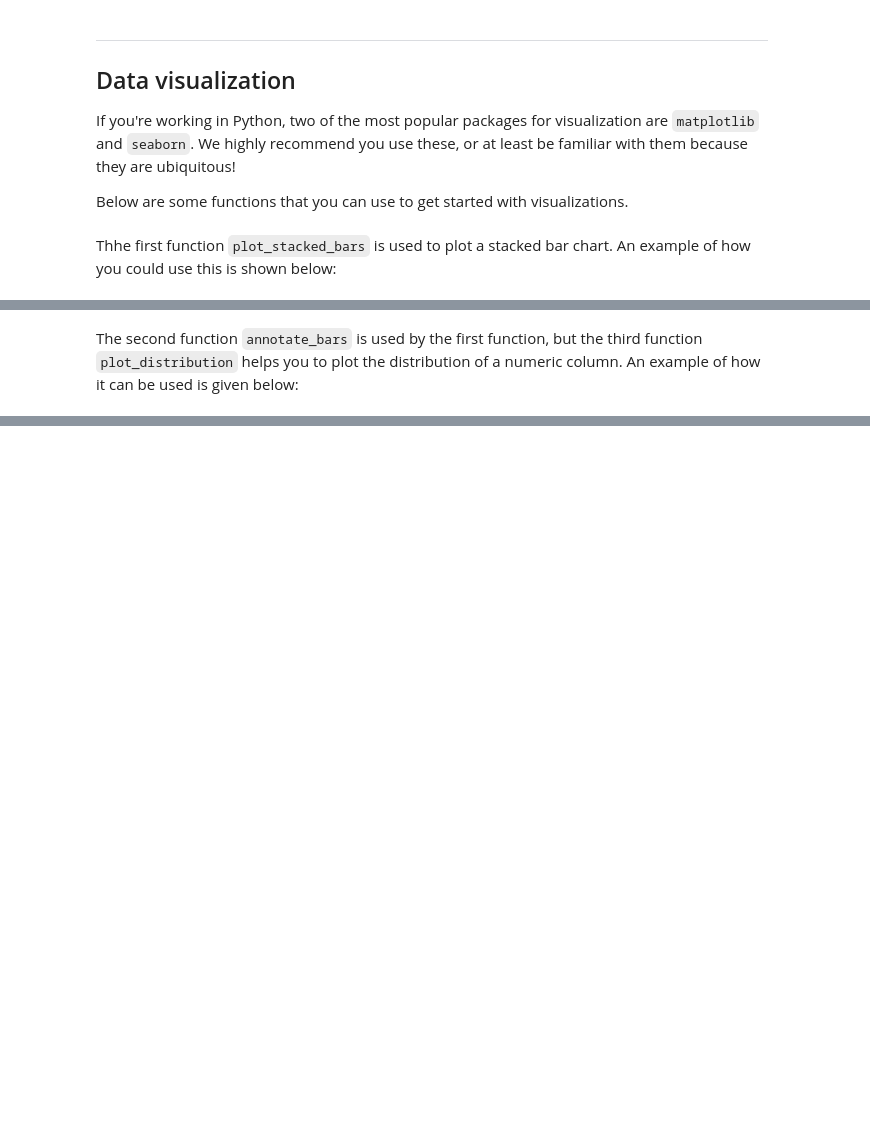
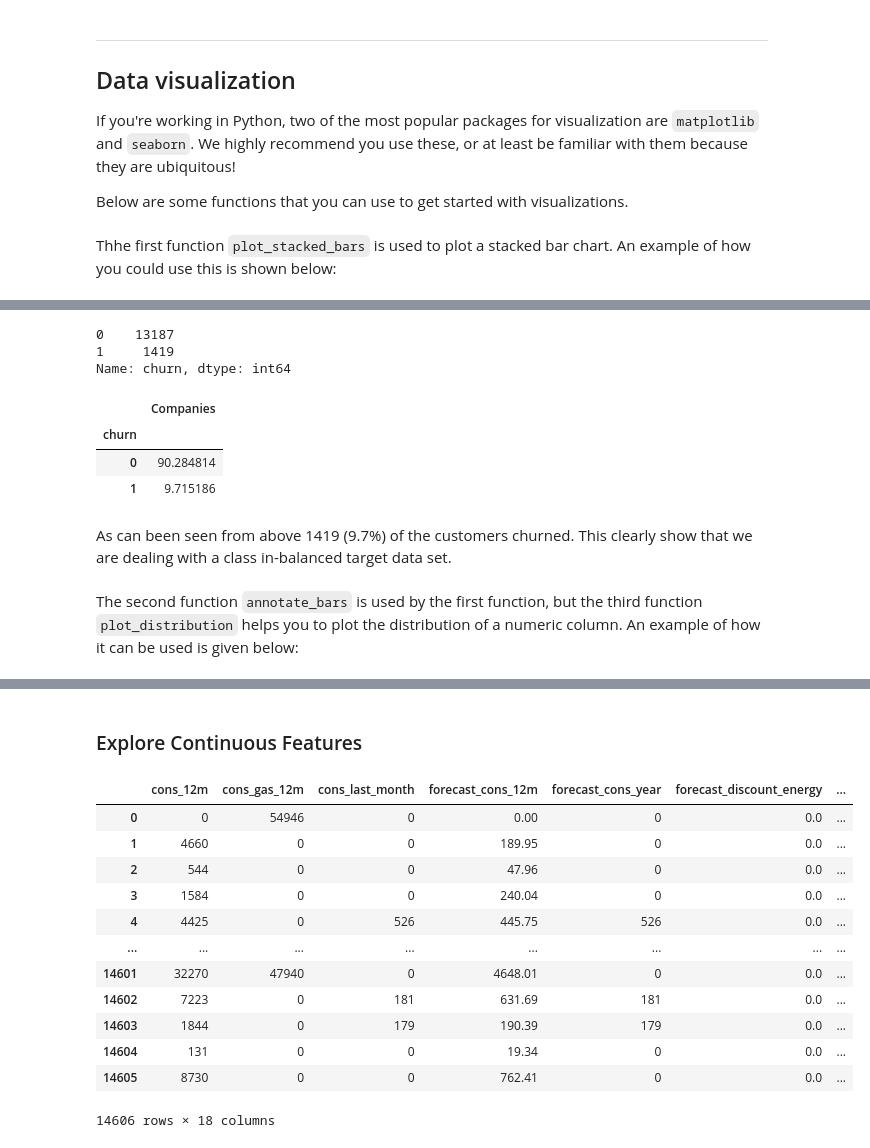
Before and after one commit to lawalsegun2025/forage_projects, a Jupyter notebook: 001_BCG_GAMMA_customer_churn_prediction/2_eda/notebook/eda_starter.ipynb, the cells around one changed output, grey strips where cells are left out. Cells and saved outputs as stored; diff of their text form; code cells hidden in the pictures; blank space fills up the shorter version.

Commit message:
Visualised the target column (Churn vs retained customers)

```diff
--- a/001_BCG_GAMMA_customer_churn_prediction/2_eda/notebook/eda_starter.ipynb
+++ b/001_BCG_GAMMA_customer_churn_prediction/2_eda/notebook/eda_starter.ipynb
@@ -191,3 +192,20 @@ plot_stacked_bars(churn_percentage.transpose(), "Churning status", (5, 5), legen
+# %%
+# See the distribution of our taget variable
+client_df["churn"].value_counts()
+# %% [output]
+0    13187
+1     1419
+Name: churn, dtype: int64
+# %%
+# See the persentage distribution of our taget variable
+churn_percentage
+# %% [output]
+|  | Companies |
+| churn |  |
+| 0 | 90.284814 |
+| 1 | 9.715186 |
+# %% [markdown]
+As can been seen from above 1419 (9.7%) of the customers churned. This clearly show that we are dealing with a class in-balanced target data set.
 # %% [markdown]
 The second function `annotate_bars` is used by the first function, but the third function `plot_distribution` helps you to plot the distribution of a numeric column. An example of how it can be used is given below:
 # %%
@@ -198,3 +216,22 @@ fig, axs = plt.subplots(nrows=1, figsize=(18, 5))
 plot_distribution(consumption, 'cons_12m', axs)
 # %% [output]
 [figure]
+# %% [markdown]
+### Explore Continuous Features
+# %%
+cont_feat = client_df.select_dtypes(exclude="object")
+cont_feat
+# %% [output]
+|  | cons_12m | cons_gas_12m | cons_last_month | forecast_cons_12m | forecast_cons_year | forecast_discount_energy | ... |
+| 0 | 0 | 54946 | 0 | 0.00 | 0 | 0.0 | ... |
+| 1 | 4660 | 0 | 0 | 189.95 | 0 | 0.0 | ... |
+| 2 | 544 | 0 | 0 | 47.96 | 0 | 0.0 | ... |
+| 3 | 1584 | 0 | 0 | 240.04 | 0 | 0.0 | ... |
+| 4 | 4425 | 0 | 526 | 445.75 | 526 | 0.0 | ... |
+| ... | ... | ... | ... | ... | ... | ... | ... |
+| 14601 | 32270 | 47940 | 0 | 4648.01 | 0 | 0.0 | ... |
+| 14602 | 7223 | 0 | 181 | 631.69 | 181 | 0.0 | ... |
+| 14603 | 1844 | 0 | 179 | 190.39 | 179 | 0.0 | ... |
+| 14604 | 131 | 0 | 0 | 19.34 | 0 | 0.0 | ... |
+| 14605 | 8730 | 0 | 0 | 762.41 | 0 | 0.0 | ... |
+14606 rows × 18 columns
```
Also changed, not shown: parts of 2 cells of this notebook.
